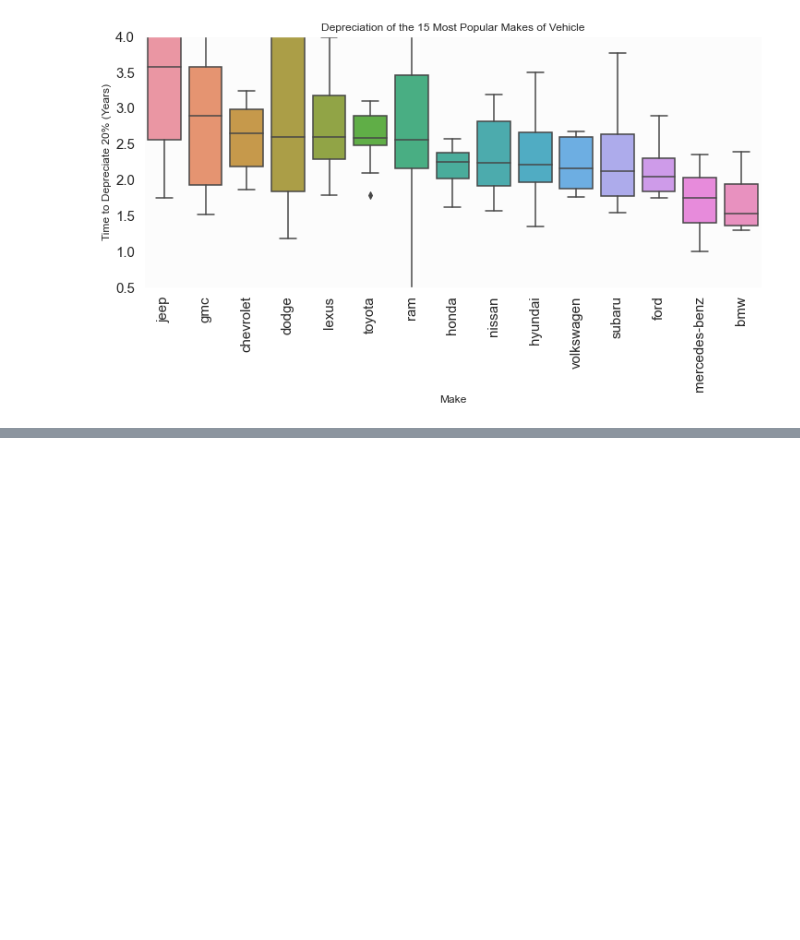
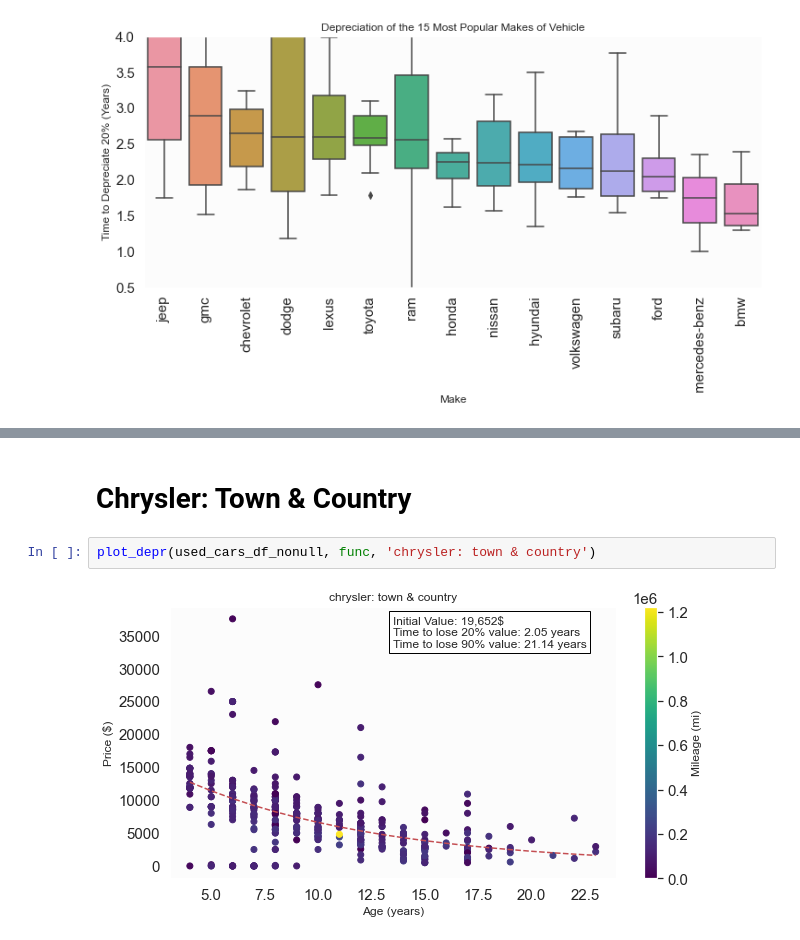
Before and after one commit to carloshgalvan95/Craigslist_Used_Cars_Analysis, a Jupyter notebook: used_cars.ipynb, the cells around one changed output, grey strips where cells are left out. Drawn from its saved outputs; the diff is of its cells as text; blank space fills up the shorter version.

```diff
--- a/used_cars.ipynb
+++ b/used_cars.ipynb
@@ -598,0 +647,6 @@ plt.show()
+# %% [markdown]
+# Chrysler: Town & Country
+# %%
+plot_depr(used_cars_df_nonull, func, 'chrysler: town & country')
+# %% [output]
+[figure, added]
```
Also changed, not shown: parts of 15 cells of this notebook.
